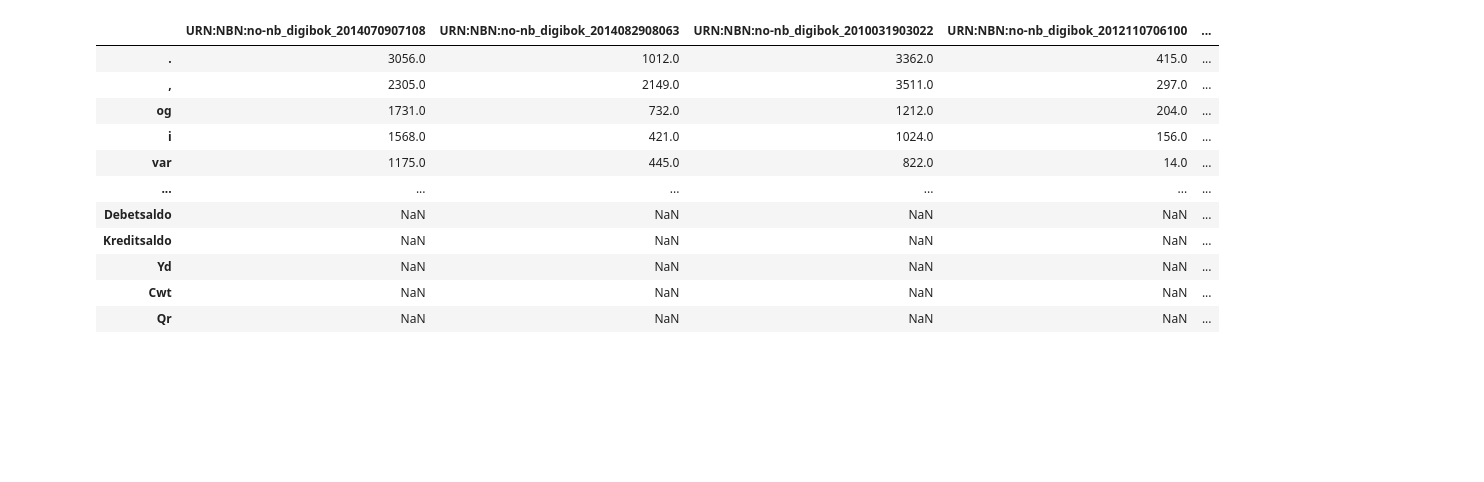
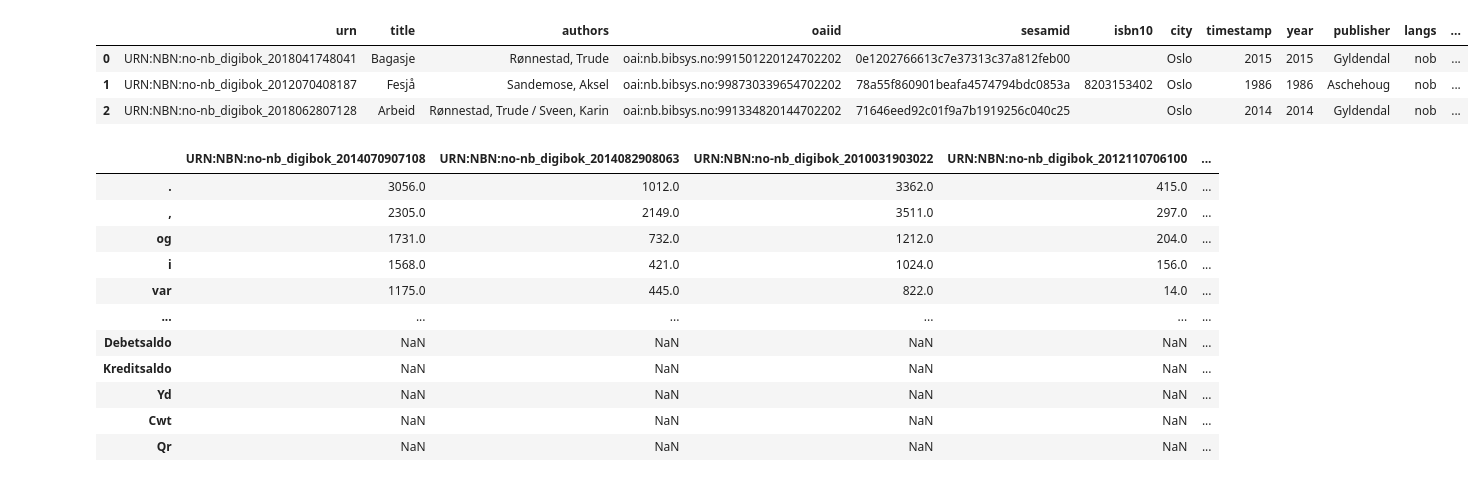
Before and after one commit to NationalLibraryOfNorway/DHLAB, a Jupyter notebook: test.ipynb, the cells around one changed output. Saved outputs shown, nothing was run; the diff lists cells and outputs as text; code cells hidden in the pictures; blank space fills up the shorter version.

```diff
--- a/test.ipynb
+++ b/test.ipynb
@@ -5,7 +5,14 @@ import dhlab.module_update as mu
 import dhlab_v2 as d2
 import pandas as pd
 # %%
-corpus = d2.get_document_corpus(doctype = 'digibok')
+corpus = d2.get_document_corpus(doctype = 'digibok', ddk = "805", limit = 2000)
+# %%
+corpus
+# %% [output]
+|  | urn | title | authors | oaiid | sesamid | isbn10 | city | timestamp | year | publisher | langs | ... |
+| 0 | URN:NBN:no-nb_digibok_2018041748041 | Bagasje | Rønnestad, Trude | oai:nb.bibsys.no:991501220124702202 | 0e1202766613c7e37313c37a812feb00 |  | Oslo | 2015 | 2015 | Gyldendal | nob | ... |
+| 1 | URN:NBN:no-nb_digibok_2012070408187 | Fesjå | Sandemose, Aksel | oai:nb.bibsys.no:998730339654702202 | 78a55f860901beafa4574794bdc0853a | 8203153402 | Oslo | 1986 | 1986 | Aschehoug | nob | ... |
+| 2 | URN:NBN:no-nb_digibok_2018062807128 | Arbeid | Rønnestad, Trude / Sveen, Karin | oai:nb.bibsys.no:991334820144702202 | 71646eed92c01f9a7b1919256c040c25 |  | Oslo | 2014 | 2014 | Gyldendal | nob | ... |
 # %%
 freqs = d2.get_document_frequencies(list(corpus.urn))
 # %%
```
